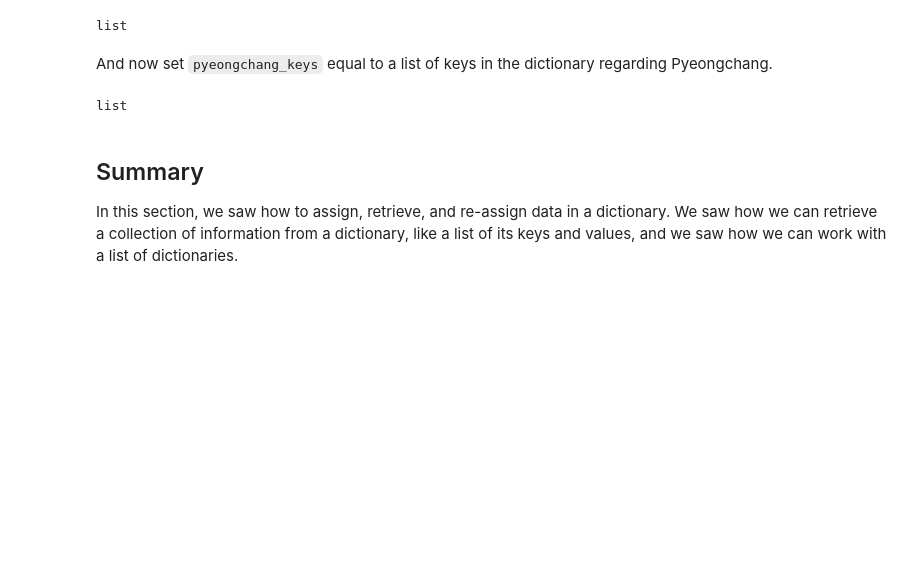
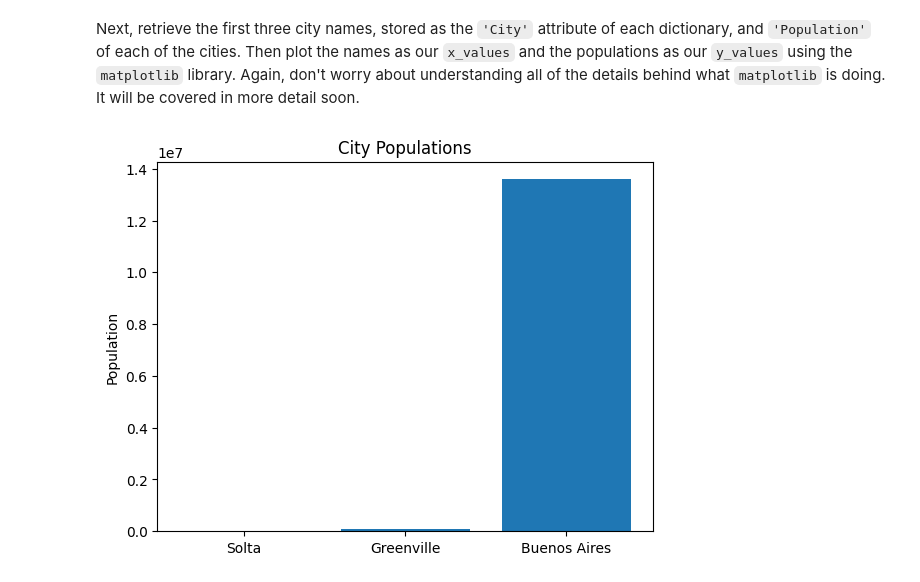
Before and after one commit to sosnes/dsc-running-jupyter-locally-lab, a Jupyter notebook: index.ipynb, the cells around one changed output. Drawn from its saved outputs; the diff is of its cells as text; code cells hidden in the pictures; blank space fills up the shorter version.

```diff
--- a/index.ipynb
+++ b/index.ipynb
@@ -121,3 +22,0 @@ Finally, change the spelling of the South Korean city, Pyeongchang, to the strin
-# %%
-cities[11]['City'] = "PyeongChang"
-cities[11]['City'] # 'PyeongChang'
@@ -128,21 +23,17 @@ Now let's work on retrieving a collection of information about a dictionary.  Us
-# %%
-pyeongchang_values = list(cities[11].values())
-
-pyeongchang_values # ['PyeongChang', 'South Korea', 2581000, 3194]
-type(pyeongchang_values) # list
-# %% [output]
-list
-# %% [markdown]
-And now set `pyeongchang_keys` equal to a list of keys in the dictionary regarding Pyeongchang.
-# %%
-pyeongchang_keys = list(cities[11].keys())
-
-
-pyeongchang_keys # ['City', 'Country', 'Population', 'Area']
-type(pyeongchang_keys) # list
-# %% [output]
-list
-# %% [markdown]
-## Summary
-
-In this section, we saw how to assign, retrieve, and re-assign data in a dictionary.  We saw how we can retrieve a collection of information from a dictionary, like a list of its keys and values, and we saw how we can work with a list of dictionaries.
+# %% [markdown]
+Next, retrieve the first three city names, stored as the `'City'` attribute of each dictionary, and `'Population'` of each of the cities.  Then plot the names as our `x_values` and the populations as our `y_values` using the `matplotlib` library. Again, don't worry about understanding all of the details behind what `matplotlib` is doing. It will be covered in more detail soon.
+# %%
+import matplotlib.pyplot as plt
+
+%matplotlib inline
+
+x_values = [cities[0]['City'], cities[1]['City'], cities[2]['City']]
+y_values = [cities[0]['Population'], cities[1]['Population'], cities[2]['Population']]
+
+plt.bar(x_values, y_values)
+plt.ylabel('Population')
+plt.title('City Populations')
+
+plt.show()
+# %% [output]
+[figure, added]
```
Also changed, not shown: parts of 48 cells of this notebook.
